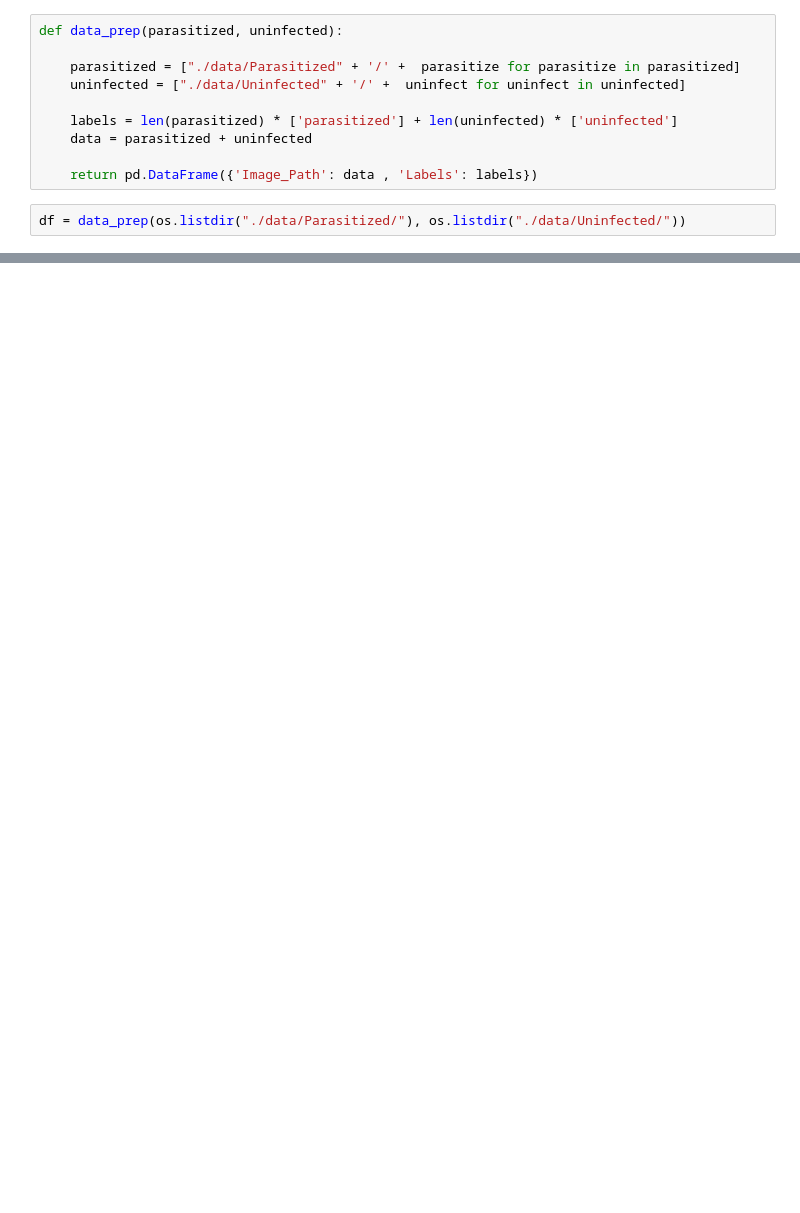
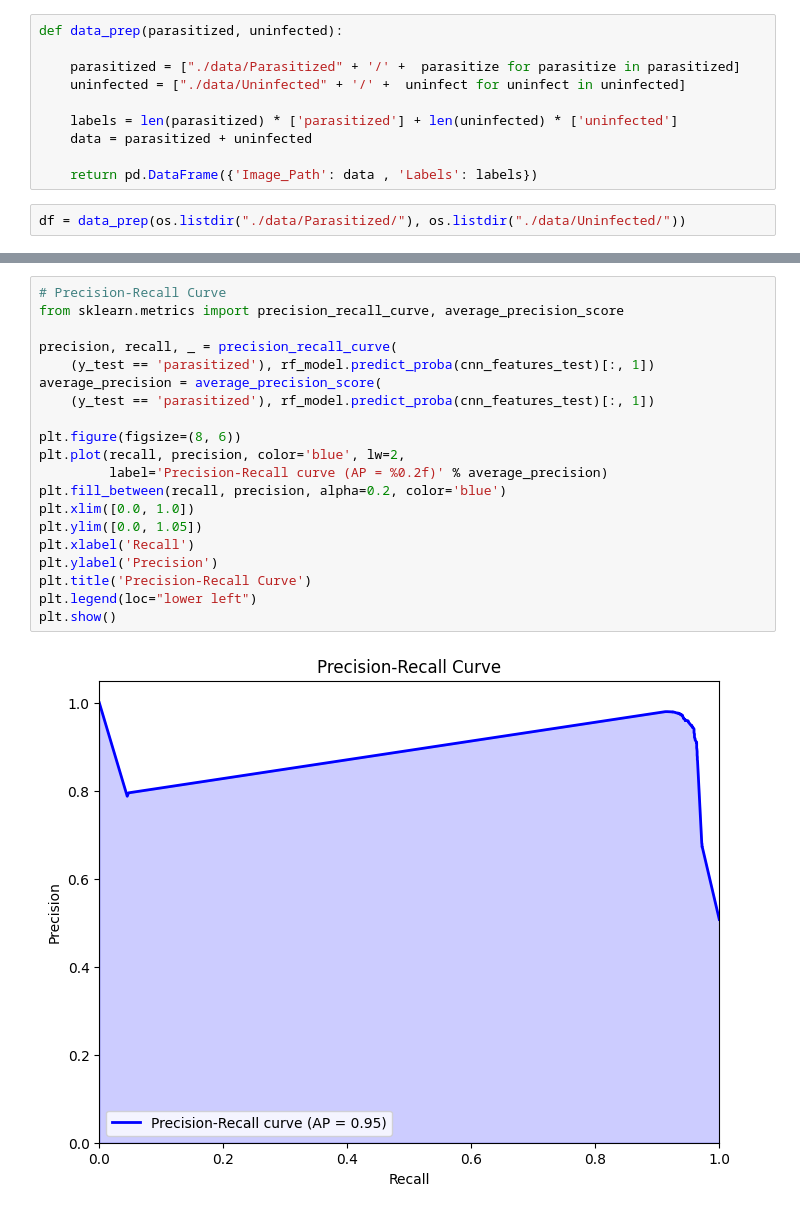
Before and after one commit to sxmedh/Malaria-Parasite-Detection, a Jupyter notebook: cnn-rf.ipynb, the cells around one changed output, grey strips where cells are left out. Cells and saved outputs as stored; diff of their text form; blank space fills up the shorter version.

```diff
--- a/cnn-rf.ipynb
+++ b/cnn-rf.ipynb
@@ -138,0 +227,22 @@ Epoch 17/30
+# %%
+# Precision-Recall Curve
+from sklearn.metrics import precision_recall_curve, average_precision_score
+
+precision, recall, _ = precision_recall_curve(
+    (y_test == 'parasitized'), rf_model.predict_proba(cnn_features_test)[:, 1])
+average_precision = average_precision_score(
+    (y_test == 'parasitized'), rf_model.predict_proba(cnn_features_test)[:, 1])
+
+plt.figure(figsize=(8, 6))
+plt.plot(recall, precision, color='blue', lw=2,
+         label='Precision-Recall curve (AP = %0.2f)' % average_precision)
+plt.fill_between(recall, precision, alpha=0.2, color='blue')
+plt.xlim([0.0, 1.0])
+plt.ylim([0.0, 1.05])
+plt.xlabel('Recall')
+plt.ylabel('Precision')
+plt.title('Precision-Recall Curve')
+plt.legend(loc="lower left")
+plt.show()
+# %% [output]
+[figure, added]
```
Also changed, not shown: parts of 9 cells of this notebook, 2 other files.
